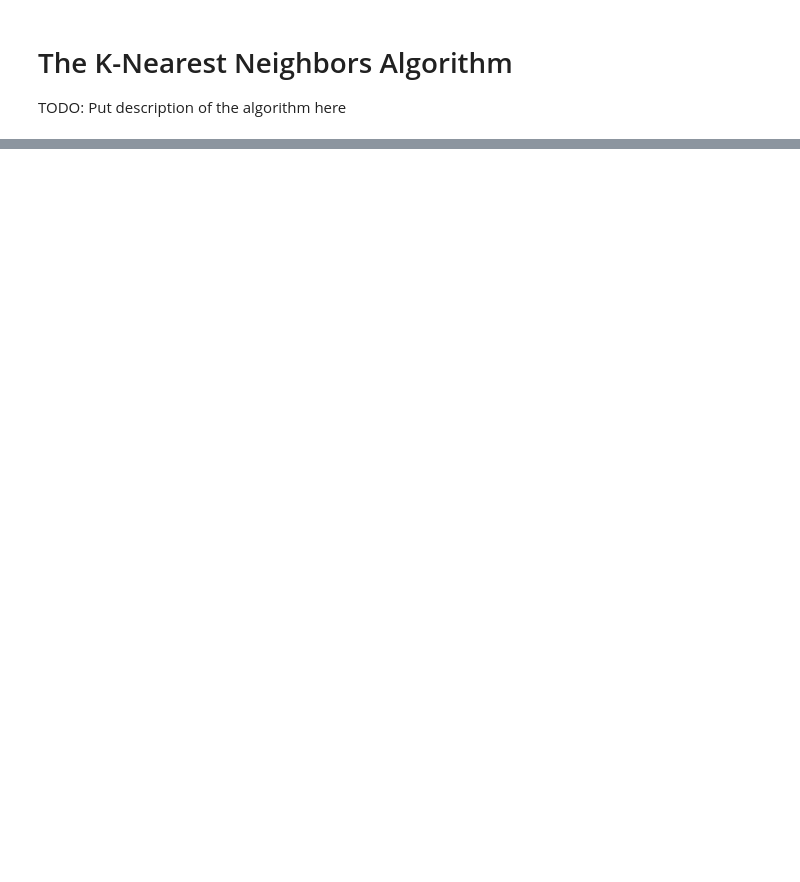
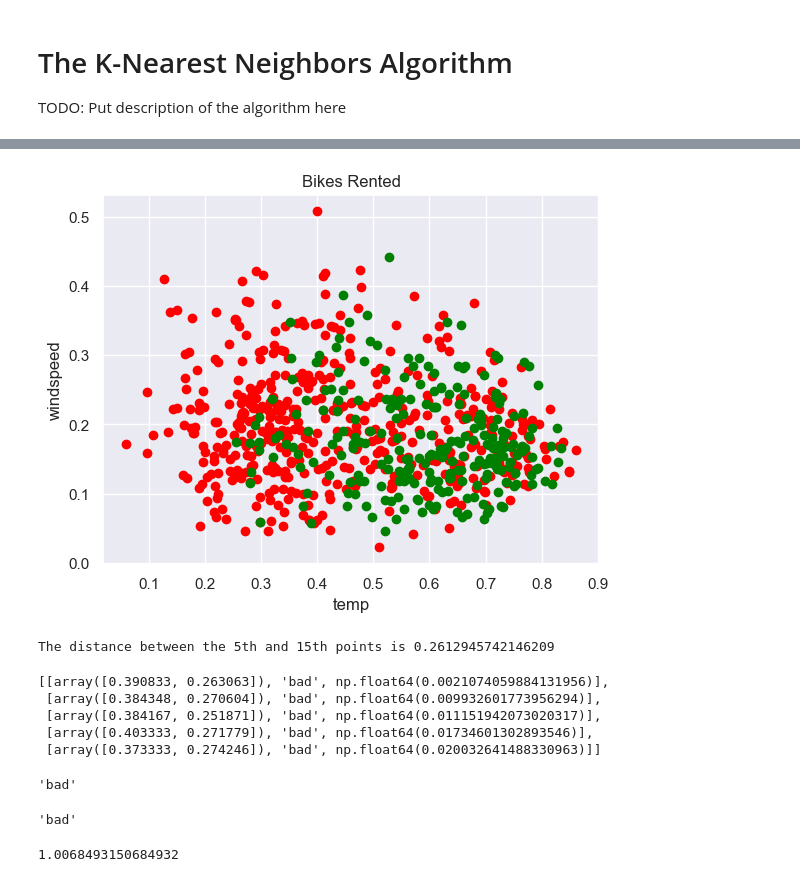
Before and after one commit to Krish-Patel-1/CMOR438, a Jupyter notebook: Supervised-Learning/K_Nearest-Neighbors/K-Nearest-Neighbors.ipynb, the cells around one changed output, grey strips where cells are left out. Drawn from its saved outputs; the diff is of its cells as text; code cells hidden in the pictures; blank space fills up the shorter version.

```diff
--- a/Supervised-Learning/K_Nearest-Neighbors/K-Nearest-Neighbors.ipynb
+++ b/Supervised-Learning/K_Nearest-Neighbors/K-Nearest-Neighbors.ipynb
@@ -37,0 +106,4 @@ def distance(p,q):
+# %%
+# Use the original numeric column from 'day' for thresholding
+data['bikes rented'] = np.where(day['bikes rented'] > 5227, 1, 0)
+data['bikes rented'].value_counts()
@@ -37,0 +120,13 @@ def distance(p,q):
+# %%
+plot_data_1 = data[data['bikes rented'] == 0]
+plt.scatter(plot_data_1['temp'], plot_data_1['windspeed'], c='red')
+
+plot_data_2 = data[data['bikes rented'] == 1]
+plt.scatter(plot_data_2['temp'], plot_data_2['windspeed'], c='green')
+
+plt.xlabel('temp')
+plt.ylabel('windspeed')
+plt.title('Bikes Rented')
+plt.show()
+# %% [output]
+[figure, added]
@@ -37,0 +138,7 @@ def distance(p,q):
+# %%
+def distance(p, q):
+    return np.sqrt((p - q) @ (p - q))
+
+print(f"The distance between the 5th and 15th points is {distance(X_train[5], X_train[15])}")
+# %% [output]
+The distance between the 5th and 15th points is 0.2612945742146209
@@ -37,0 +163,14 @@ def distance(p,q):
+# %%
+K = 5
+k_nearest_neighbors(X_test[-1], X_train, y_train, K)
+# %% [output]
+[[array([0.390833, 0.263063]), 'bad', np.float64(0.0021074059884131956)],
+ [array([0.384348, 0.270604]), 'bad', np.float64(0.009932601773956294)],
+ [array([0.384167, 0.251871]), 'bad', np.float64(0.011151942073020317)],
+ [array([0.403333, 0.271779]), 'bad', np.float64(0.01734601302893546)],
+ [array([0.373333, 0.274246]), 'bad', np.float64(0.020032641488330963)]]
+# %%
+label_map = {0: "bad", 1: "good"}
+label_map[y_test[-1]]
+# %% [output]
+'bad'
@@ -37,0 +195,5 @@ def distance(p,q):
+# %%
+K = 5
+KNN_Predict(X_test[20], X_train, y_train, K)
+# %% [output]
+'bad'
@@ -37,0 +214,5 @@ def distance(p,q):
+# %%
+K = 7
+classification_error(X_test, y_test, X_train, y_train, K)
+# %% [output]
+1.0068493150684932
```
Also changed, not shown: parts of 18 cells of this notebook, 3 other files.
